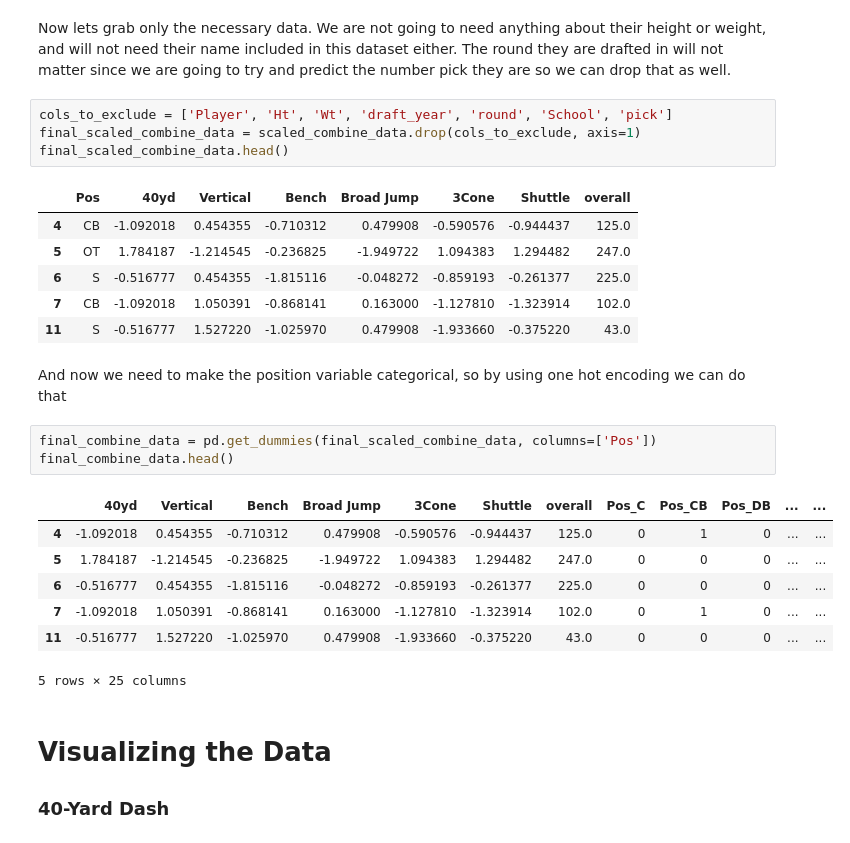
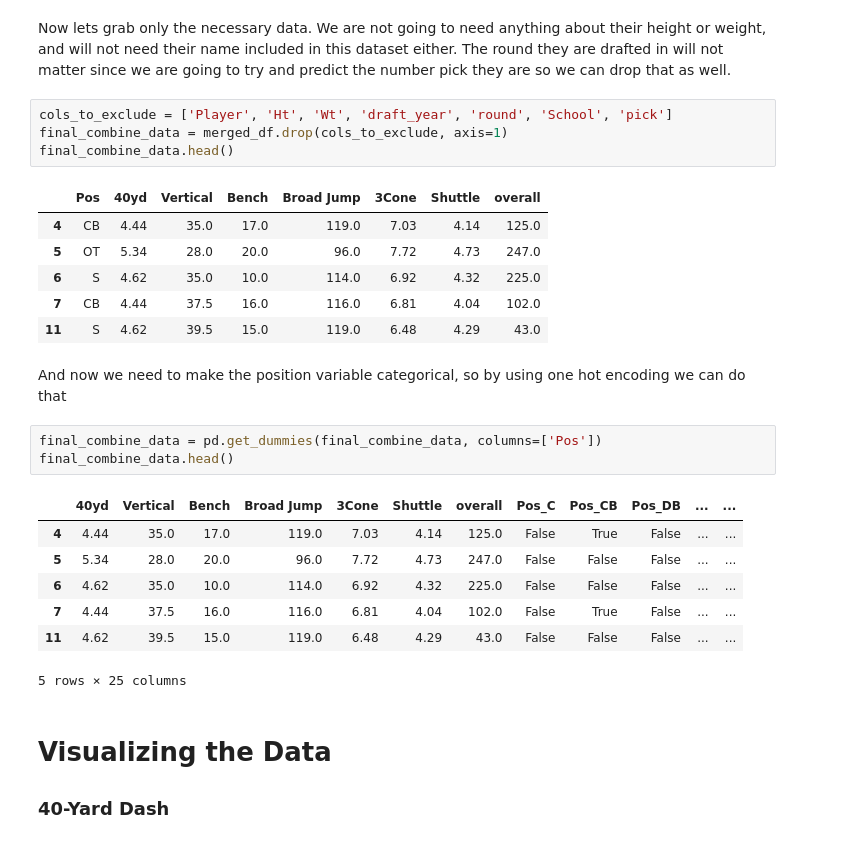
Before and after one commit to mcdonaldpmsoe/CSC2621-Final, a Jupyter notebook: main.ipynb, the cells around one changed output. Cells and saved outputs as stored; diff of their text form.

Commit message:
Removing of scaling the data, holding off until the end

```diff
--- a/main.ipynb
+++ b/main.ipynb
@@ -169,27 +160,27 @@ scaled_combine_data.head()
 Now lets grab only the necessary data. We are not going to need anything about their height or weight, and will not need their name included in this dataset either. The round they are drafted in will not matter since we are going to try and predict the number pick they are so we can drop that as well.
 # %%
 cols_to_exclude = ['Player', 'Ht', 'Wt', 'draft_year', 'round', 'School', 'pick']
-final_scaled_combine_data = scaled_combine_data.drop(cols_to_exclude, axis=1)
-final_scaled_combine_data.head()
+final_combine_data = merged_df.drop(cols_to_exclude, axis=1)
+final_combine_data.head()
 # %% [output]
 |  | Pos | 40yd | Vertical | Bench | Broad Jump | 3Cone | Shuttle | overall |
-| 4 | CB | -1.092018 | 0.454355 | -0.710312 | 0.479908 | -0.590576 | -0.944437 | 125.0 |
-| 5 | OT | 1.784187 | -1.214545 | -0.236825 | -1.949722 | 1.094383 | 1.294482 | 247.0 |
-| 6 | S | -0.516777 | 0.454355 | -1.815116 | -0.048272 | -0.859193 | -0.261377 | 225.0 |
-| 7 | CB | -1.092018 | 1.050391 | -0.868141 | 0.163000 | -1.127810 | -1.323914 | 102.0 |
-| 11 | S | -0.516777 | 1.527220 | -1.025970 | 0.479908 | -1.933660 | -0.375220 | 43.0 |
+| 4 | CB | 4.44 | 35.0 | 17.0 | 119.0 | 7.03 | 4.14 | 125.0 |
+| 5 | OT | 5.34 | 28.0 | 20.0 | 96.0 | 7.72 | 4.73 | 247.0 |
+| 6 | S | 4.62 | 35.0 | 10.0 | 114.0 | 6.92 | 4.32 | 225.0 |
+| 7 | CB | 4.44 | 37.5 | 16.0 | 116.0 | 6.81 | 4.04 | 102.0 |
+| 11 | S | 4.62 | 39.5 | 15.0 | 119.0 | 6.48 | 4.29 | 43.0 |
 # %% [markdown]
 And now we need to make the position variable categorical, so by using one hot encoding we can do that
 # %%
-final_combine_data = pd.get_dummies(final_scaled_combine_data, columns=['Pos'])
+final_combine_data = pd.get_dummies(final_combine_data, columns=['Pos'])
 final_combine_data.head()
 # %% [output]
 |  | 40yd | Vertical | Bench | Broad Jump | 3Cone | Shuttle | overall | Pos_C | Pos_CB | Pos_DB | ... | ... |
-| 4 | -1.092018 | 0.454355 | -0.710312 | 0.479908 | -0.590576 | -0.944437 | 125.0 | 0 | 1 | 0 | ... | ... |
-| 5 | 1.784187 | -1.214545 | -0.236825 | -1.949722 | 1.094383 | 1.294482 | 247.0 | 0 | 0 | 0 | ... | ... |
-| 6 | -0.516777 | 0.454355 | -1.815116 | -0.048272 | -0.859193 | -0.261377 | 225.0 | 0 | 0 | 0 | ... | ... |
-| 7 | -1.092018 | 1.050391 | -0.868141 | 0.163000 | -1.127810 | -1.323914 | 102.0 | 0 | 1 | 0 | ... | ... |
-| 11 | -0.516777 | 1.527220 | -1.025970 | 0.479908 | -1.933660 | -0.375220 | 43.0 | 0 | 0 | 0 | ... | ... |
+| 4 | 4.44 | 35.0 | 17.0 | 119.0 | 7.03 | 4.14 | 125.0 | False | True | False | ... | ... |
+| 5 | 5.34 | 28.0 | 20.0 | 96.0 | 7.72 | 4.73 | 247.0 | False | False | False | ... | ... |
+| 6 | 4.62 | 35.0 | 10.0 | 114.0 | 6.92 | 4.32 | 225.0 | False | False | False | ... | ... |
+| 7 | 4.44 | 37.5 | 16.0 | 116.0 | 6.81 | 4.04 | 102.0 | False | True | False | ... | ... |
+| 11 | 4.62 | 39.5 | 15.0 | 119.0 | 6.48 | 4.29 | 43.0 | False | False | False | ... | ... |
 5 rows × 25 columns
 # %% [markdown]
 # Visualizing the Data
```
Also changed, not shown: parts of 4 cells of this notebook.
